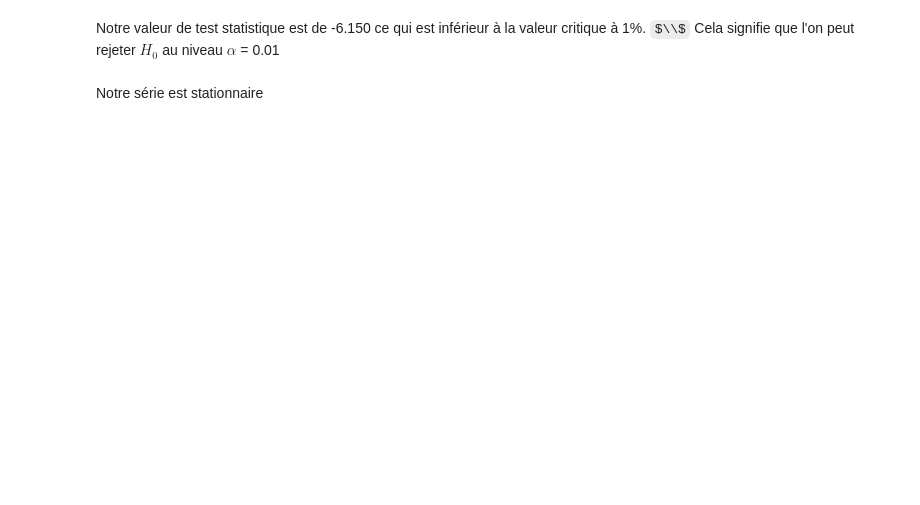
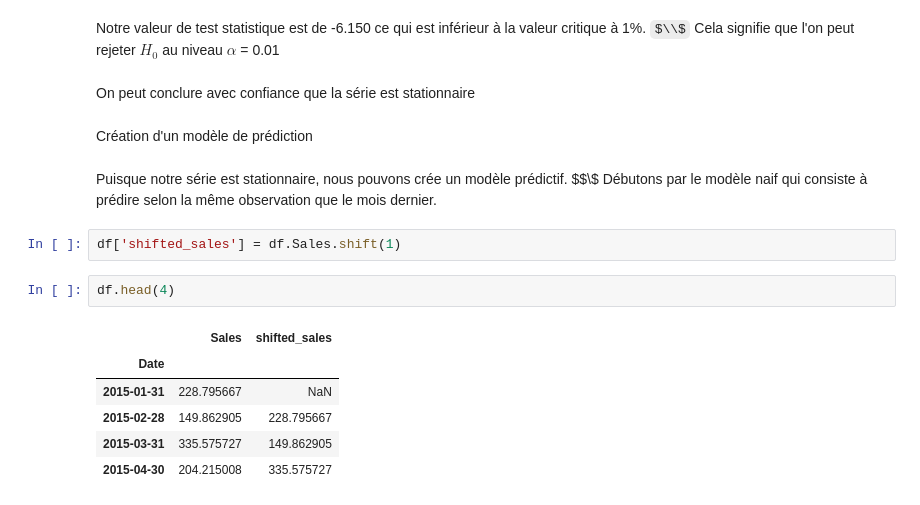
Before and after one commit to YassineLaamoumri/Time_Series, a Jupyter notebook: times_series_sales.ipynb, the cells around one changed output. Saved outputs shown, nothing was run; the diff lists cells and outputs as text; some formulas as TeX source; blank space fills up the shorter version.

```diff
--- a/times_series_sales.ipynb
+++ b/times_series_sales.ipynb
@@ -235,5 +237,21 @@ P-value : 7.621085098966013e-08
 # %% [markdown]
 Notre valeur de test statistique est de -6.150 ce qui est inférieur à la valeur critique à 1%. $\\$
 Cela signifie que l'on peut rejeter $H_0$ au niveau $\alpha$ = 0.01
-# %% [markdown]
-Notre série est stationnaire
+# %% [markdown]
+On peut conclure avec confiance que la série est stationnaire
+# %% [markdown]
+Création d'un modèle de prédiction
+# %% [markdown]
+Puisque notre série est stationnaire, nous pouvons crée un modèle prédictif. $$\\$
+Débutons par le modèle naif qui consiste à prédire selon la même observation que le mois dernier.
+# %%
+df['shifted_sales'] = df.Sales.shift(1)
+# %%
+df.head(4)
+# %% [output]
+|  | Sales | shifted_sales |
+| Date |  |  |
+| 2015-01-31 | 228.795667 | NaN |
+| 2015-02-28 | 149.862905 | 228.795667 |
+| 2015-03-31 | 335.575727 | 149.862905 |
+| 2015-04-30 | 204.215008 | 335.575727 |
```
Also changed, not shown: parts of 30 cells of this notebook.
